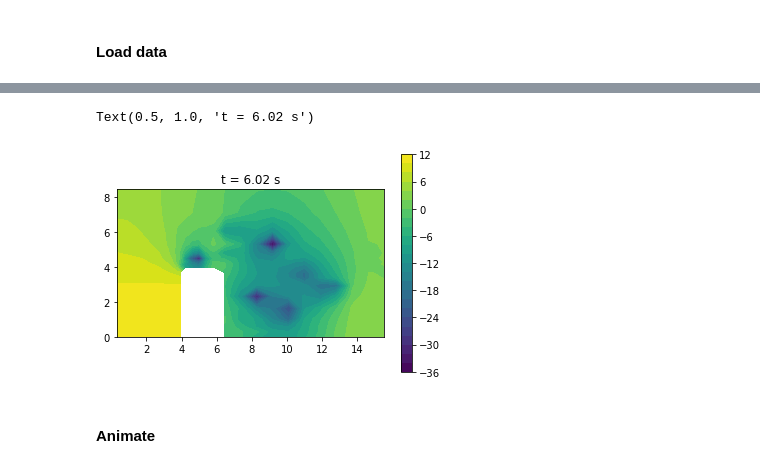
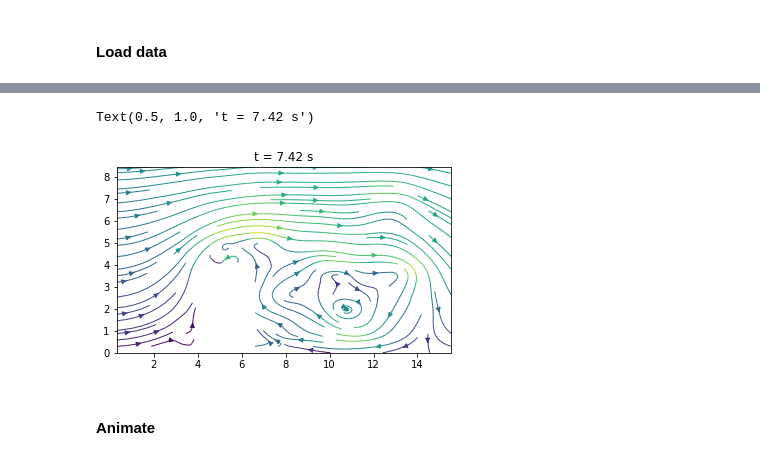
Before and after one commit to mr-gabrielrios/me_i4600, a Jupyter notebook: project_analysis.ipynb, the cells around one changed output, grey strips where cells are left out. Drawn from its saved outputs; the diff is of its cells as text; code cells hidden in the pictures.

```diff
--- a/project_analysis.ipynb
+++ b/project_analysis.ipynb
@@ -361,20 +371,9 @@ def processor_nonrectilinear(ds):
     data = dfs.to_xarray()
 
     # Linearly interpolate dimensions to increase spatial resolution
-    interp_factor = 4
-    new_x = np.linspace(test_xr.x[0], test_xr.x[-1], test_xr.dims['x']*interp_factor)
-    new_y = np.linspace(test_xr.y[0], test_xr.y[-1], test_xr.dims['y']*interp_factor)
-    data = test_xr.interp(x=new_x, y=new_y)
+    interp_factor = 8
+    new_x = np.linspace(data.x[0], data.x[-1], data.dims['x']*interp_factor)
+    new_y = np.linspace(data.y[0], data.y[-1], data.dims['y']*interp_factor)
+    data = data.interp(x=new_x, y=new_y)
 
     return data
-# %%
-# Directory name
-dirname = '/Users/gabriel/Nek5000/run/'
-# Project name
-project = 'int_bdy/set_1/bldg_2'
-# Directory path
-dirpath = os.path.join(dirname, project)
-# Load data
-ds = load_data_nonrectilinear(project)
-# Restructure data
-data = processor_nonrectilinear(ds)
@@ -381,14 +518,29 @@ data = processor_nonrectilinear(ds)
 # %%
 # Visualize data
 fig, ax = plt.subplots()
-time_value = 300
-data = test_xr['p'].isel(time=300)
-im = ax.contourf(test_xr.x, test_xr.y, data.values.T, levels=24)
-fig.colorbar(im)
+param = 'U'
+time_value = 370
+mean, std = data[param].mean(), data[param].std()
+if param in ['u', 'v', 'U']:
+    vmin, vmax = mean - 2*std, mean + 2*std
+    norm = mpl.colors.Normalize(vmin=vmin, vmax=vmax)
+elif param in ['T']:
+    vmin, vmax = mean - std, mean + std
+    norm = mpl.colors.PowerNorm(gamma=2, vmin=vmin, vmax=vmax)
+    norm = mpl.colors.SymLogNorm(linthresh=std.values, linscale=10, vmin=vmin, vmax=vmax, base=10)
+else:
+    vmin, vmax = mean - std, mean + std
+    norm = mpl.colors.Normalize(vmin=vmin, vmax=vmax)
+
+# im = ax.contourf(vis_data.x, vis_data.y, vis_data.values.T, levels=48, vmin=vmin, vmax=vmax, norm=norm, extend='both')
+im = ax.streamplot(data['x'].values, data['y'].values,
+              data.u.isel(time=time_value).values.T, data.v.isel(time=time_value).values.T,
+              color=data.U.isel(time=time_value).values.T, linewidth=1)
+# fig.colorbar(im, norm=norm, extend='both')
 ax.set_aspect('equal')
-ax.set_title('t = {0:.2f} s'.format(test_xr.time.values[time_value]))
+ax.set_title('t = {0:.2f} s'.format(data.time.values[time_value]))
 # %% [output]
-Text(0.5, 1.0, 't = 6.02 s')
+Text(0.5, 1.0, 't = 7.42 s')
-[figure, old version]
+[figure, new version]
 # %% [markdown]
 #### Animate
```
Also changed, not shown: parts of 12 cells of this notebook.
